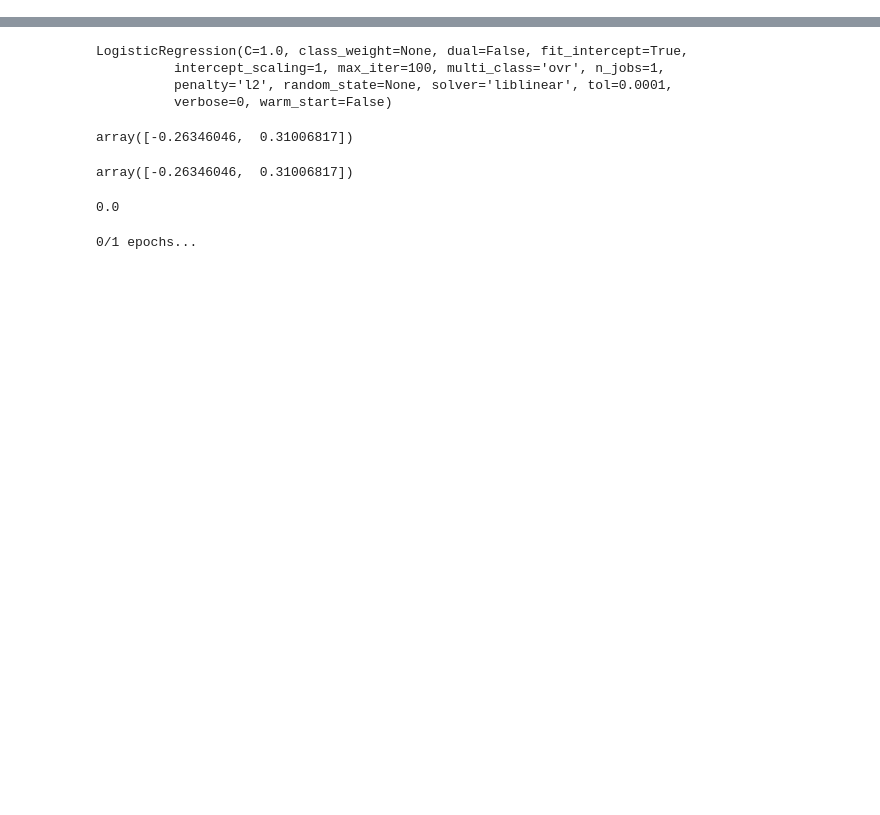
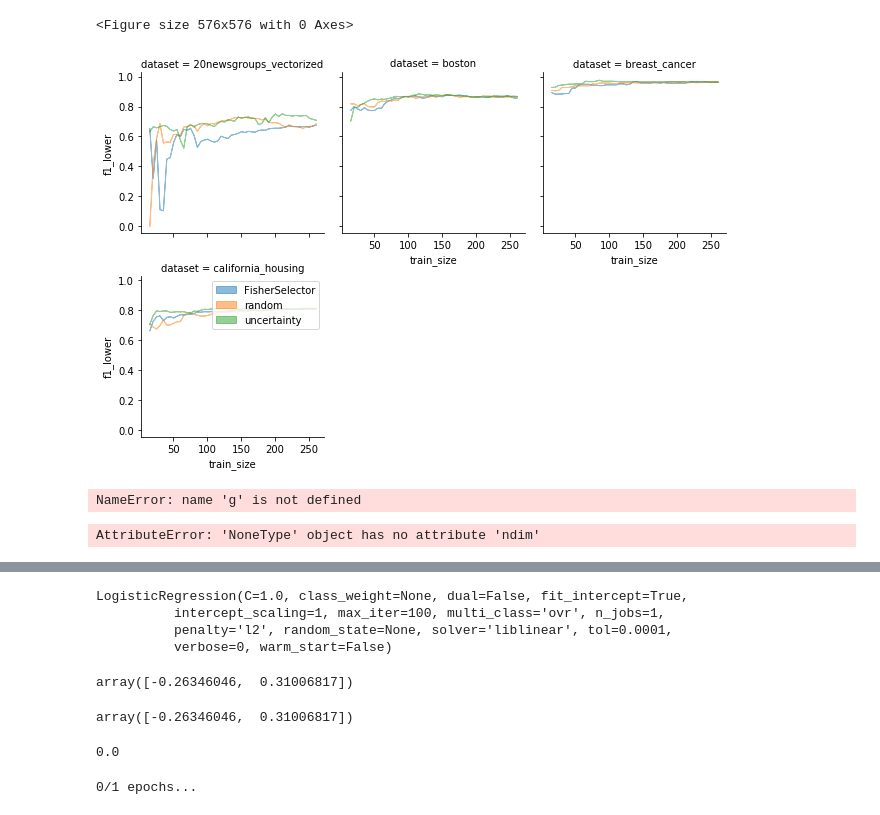
Before and after one commit to melkherj/puddle, a Jupyter notebook: puddle/Testing.ipynb, the cells around one changed output, grey strips where cells are left out. Cells and saved outputs as stored; diff of their text form; code cells hidden in the pictures; blank space fills up the shorter version.

```diff
--- a/puddle/Testing.ipynb
+++ b/puddle/Testing.ipynb
@@ -3,0 +225,9 @@ import pandas as pd
+# %%
+plt.figure(figsize=(8,8))
+g = sns.FacetGrid(col='dataset', hue='selector', col_wrap=3, data=agg)
+g.map(plt.fill_between, 'train_size', 'f1_lower', 'f1_upper', alpha=0.5)
+plt.legend()
+plt.savefig('../results/plots/overall_plot.png')
+# %% [output]
+<Figure size 576x576 with 0 Axes>
+[figure, added]
@@ -3,0 +237,8 @@ import pandas as pd
+# %%
+g.map(plt.plot, 'train_size', 'f1')
+# %% [output]
+NameError: name 'g' is not defined
+# %%
+sns.lineplot(x='train_size', y='f1', data=df.head(100))
+# %% [output]
+AttributeError: 'NoneType' object has no attribute 'ndim'
```
Also changed, not shown: parts of 44 cells of this notebook, 17 other files.
